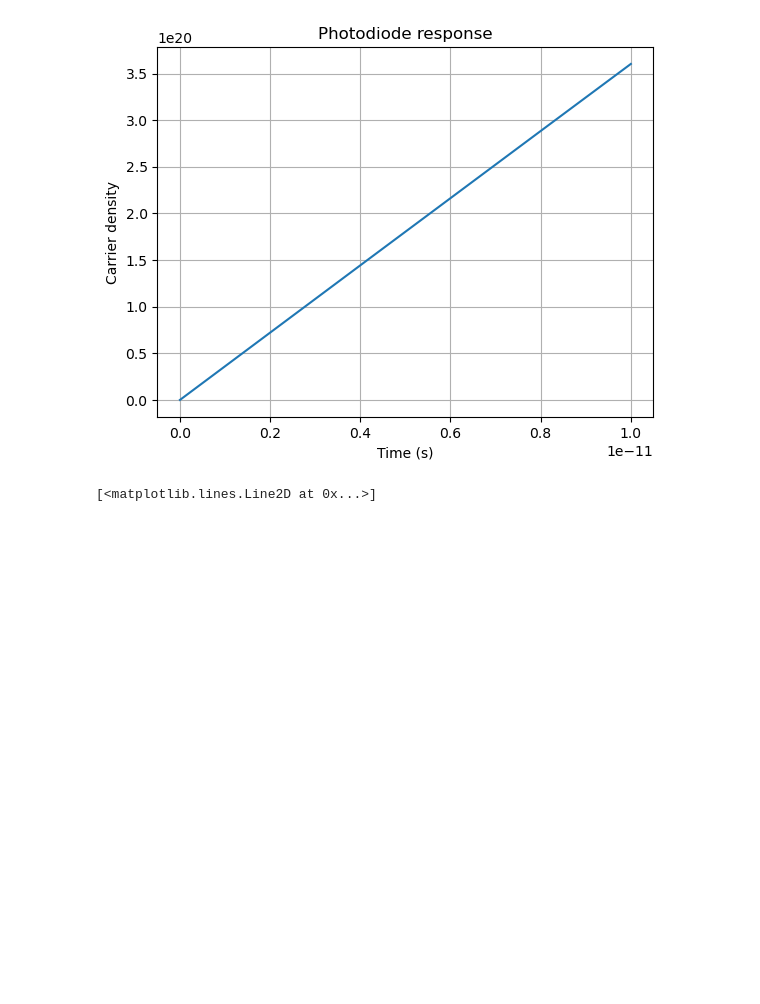
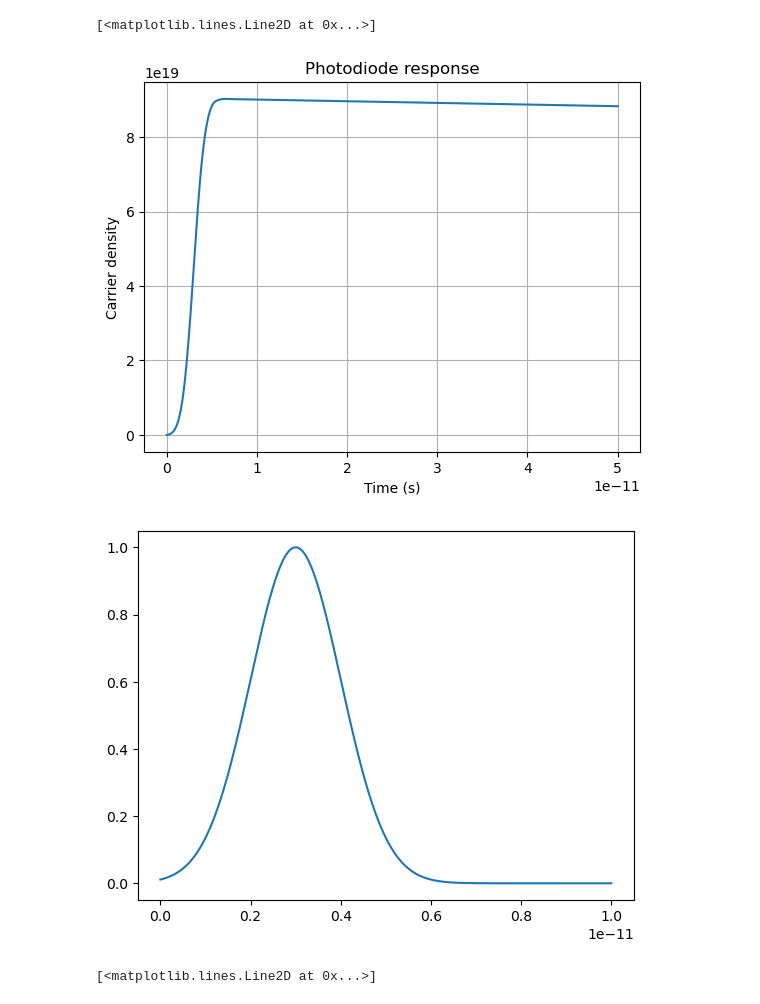
Before and after one commit to RJ-TUe/photodiode, a Jupyter notebook: photodiode_model/_main.ipynb, the cells around one changed output. Saved outputs shown, nothing was run; the diff lists cells and outputs as text; code cells hidden in the pictures; blank space fills up the shorter version.

Commit message:
main: Update dn_dt to eval phi correctly.

```diff
--- a/photodiode_model/_main.ipynb
+++ b/photodiode_model/_main.ipynb
@@ -18,7 +35,7 @@ from light_source import LightSource
 # input paramaeters
 P_mW = 1.0
 P = P_mW * 1e-3    # convert to W
-lam = 800e-9       # wavelength in meters
+lam = 850e-9       # wavelength in meters
 tau = 2e-9         # carrier lifetime (s)
 
 # geometry of structure
@@ -32,47 +49,51 @@ t0        = 3e-12
 envelope  = np.exp(-((t_pulse - t0)**2) / (2 * tau_pulse**2))
 
 # CW source
-cw_source = LightSource(P=1e-3, lam=850e-9, bandwidth=0, area=1e-10, mode='cw')
+cw_source = LightSource(P=P, lam=lam, bandwidth=0, area=A, mode='cw')
 
 # pulsed source
 pulsed_source = LightSource(
-    P         = 1e-3,
-    lam       = 850e-9,
+    P         = P,
+    lam       = lam,
     bandwidth = 0,
-    area      = 1e-10,
+    area      = A,
     mode      = 'pulsed',
     pulse_t   = t_pulse,
     pulse_env = envelope,
 )
 
 # Main eval folder
 def dn_dt(t, n):
     alpha = absorbance(pulsed_source.lam, model="beer_lambert", alpha_0=1e6)
     qe = eta(pulsed_source.lam, model='unity')
-    phi   = flux(pulsed_source.P, pulsed_source.lam, A, model='monochromatic')
+    phi   = flux(pulsed_source, t, model='monochromatic')
     G_z   = generation_rate(z, qe, alpha, phi, model="beer_lambert")
     G_avg = np.trapezoid(G_z, z) / d
     return G_avg - n / tau
 
 # evaluation parameters
-t_span = (0, 10e-12)
-t_eval = np.linspace(0, 10e-12, 1000)
+t_span = (0, 50e-12)
+t_eval = np.linspace(0, 50e-12, 1000)
 z = np.linspace(0, d, 500)
 
 if __name__ == "__main__":
     sol = sci.integrate.solve_ivp(
     dn_dt, t_span, [0],
     t_eval  = t_eval,
-    max_step = 1e-13,   # 0.1 ps — resolves a 1 ps pulse
     )
 
     plt.plot(sol.t, sol.y[0])
     plt.xlabel("Time (s)")
     plt.ylabel("Carrier density")
     plt.title("Photodiode response")
     plt.grid()
+
+plt.figure()
+plt.plot(pulsed_source.pulse_t, pulsed_source.pulse_env)
 # %% [output]
+[<matplotlib.lines.Line2D at 0x...>]
-[figure, old version]
+[figure, new version]
+[figure, added]
 # %%
 import numpy as np
 import scipy as sci
```
Also changed, not shown: parts of 1 cell of this notebook.
